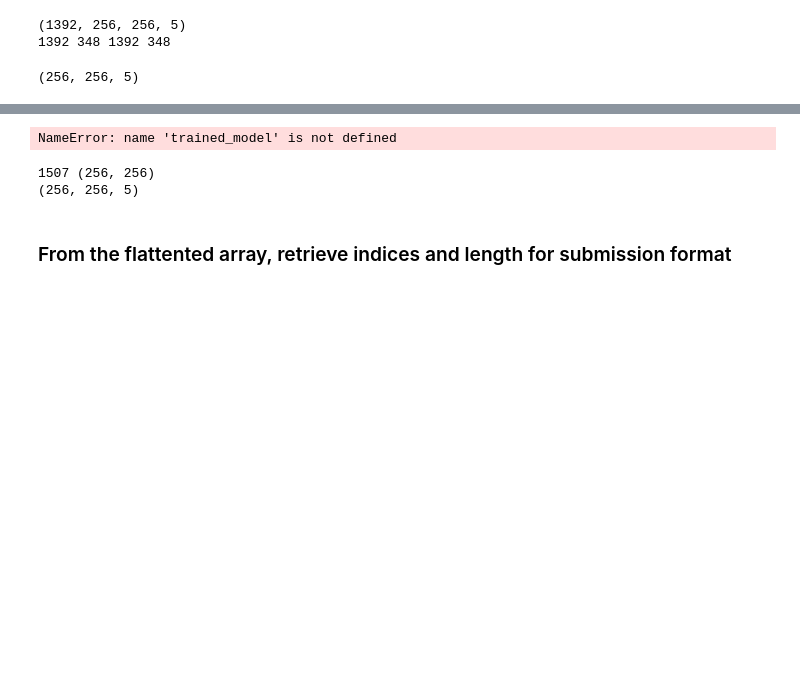
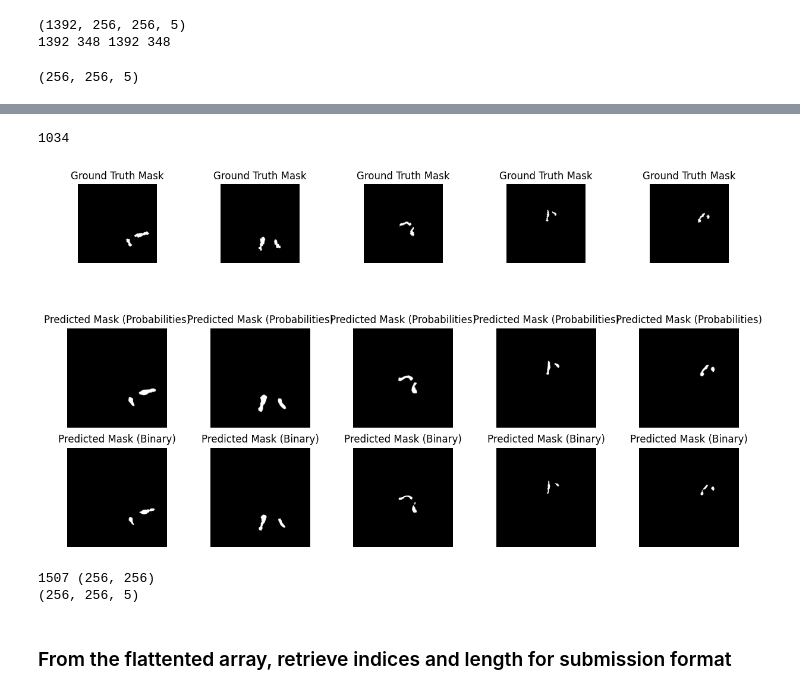
Before and after one commit to Teywi/Mitral_Valve_Segmentation, a Jupyter notebook: task3.ipynb, the cells around one changed output, grey strips where cells are left out. Drawn from its saved outputs; the diff is of its cells as text; code cells hidden in the pictures; blank space fills up the shorter version.

```diff
--- a/task3.ipynb
+++ b/task3.ipynb
@@ -262,7 +262,7 @@ def combined_bce_dice_loss(preds, targets, alpha=0.5, beta=0.5, eps=1e-6):
     return alpha * bce + beta * dice
 
 # Training function
-def train_model(model, train_generator, valid_generator, steps_per_epoch, validation_steps, num_epochs=10):
+def train_model(model, train_generator, valid_generator, steps_per_epoch, validation_steps, num_epochs=10, path_to_best_model="best_model"):
     device = torch.device("cuda" if torch.cuda.is_available() else "cpu")
     print(device)
     model = model.to(device)
@@ -315,7 +315,7 @@ def train_model(model, train_generator, valid_generator, steps_per_epoch, valida
 
         if valid_loss < best_loss:
             best_loss = valid_loss
-            torch.save(model.state_dict(), "best_model.pth")
+            torch.save(model.state_dict(), path_to_best_model)
 
     return model
 # %%
@@ -333,0 +347,14 @@ class UNetPlusPlus(nn.Module):
+# %%
+class AttentionUNet(nn.Module):
+    def __init__(self, in_channels, out_channels):
+        super(AttentionUNet, self).__init__()
+        self.model = smp.Unet(
+            encoder_name="resnet34",
+            encoder_weights="imagenet",
+            in_channels=in_channels,
+            classes=out_channels,
+            decoder_attention_type="scse"  # Spatial and Channel Squeeze & Excitation
+        )
+
+    def forward(self, x):
+        return self.model(x)
@@ -387,7 +561,7 @@ with torch.no_grad():
 
 
 # Apply thresholding
-threshold = 0.99
+threshold = 0.999
 binary_predicted_masks = (predicted_masks > threshold).astype(np.uint8)  # Convert to binary
 
 # Remove channel dimension (if present) for visualization
@@ -399,34 +573,35 @@ num_samples_to_plot = min(5, x_valid_sample.shape[0])  # Plot up to 5 samples
 plt.figure(figsize=(15, 10))
 
 for i in range(num_samples_to_plot):
     # Plot the original image (first channel assumed as grayscale)
     plt.subplot(4, num_samples_to_plot, i + 1)
     plt.imshow(x_valid_sample[i, :, :, 0], cmap="gray")
     plt.title("Original Image")
     plt.axis("off")
 
     # Plot the ground truth mask
     plt.subplot(5, num_samples_to_plot, num_samples_to_plot + i + 1)
     plt.imshow(y_valid_sample[i][..., 0], cmap="gray")  # Plot ground truth mask
     plt.title("Ground Truth Mask")
     plt.axis("off")
 
     # Plot the predicted mask (probabilities)
     plt.subplot(4, num_samples_to_plot, 2 * num_samples_to_plot + i + 1)
     plt.imshow(predicted_masks[i], cmap="gray")
     plt.title("Predicted Mask (Probabilities)")
     plt.axis("off")
 
     # Plot the binary predicted mask (after thresholding)
     plt.subplot(4, num_samples_to_plot, 3 * num_samples_to_plot + i + 1)
     plt.imshow(binary_predicted_masks[i], cmap="gray")
     plt.title("Predicted Mask (Binary)")
     plt.axis("off")
 
 plt.tight_layout()
 plt.show()
 # %% [output]
-NameError: name 'trained_model' is not defined
+1034
+[figure, added]
 # %%
 def preprocess_test_data(data):
     video_frames = []
```
Also changed, not shown: parts of 12 cells of this notebook.
